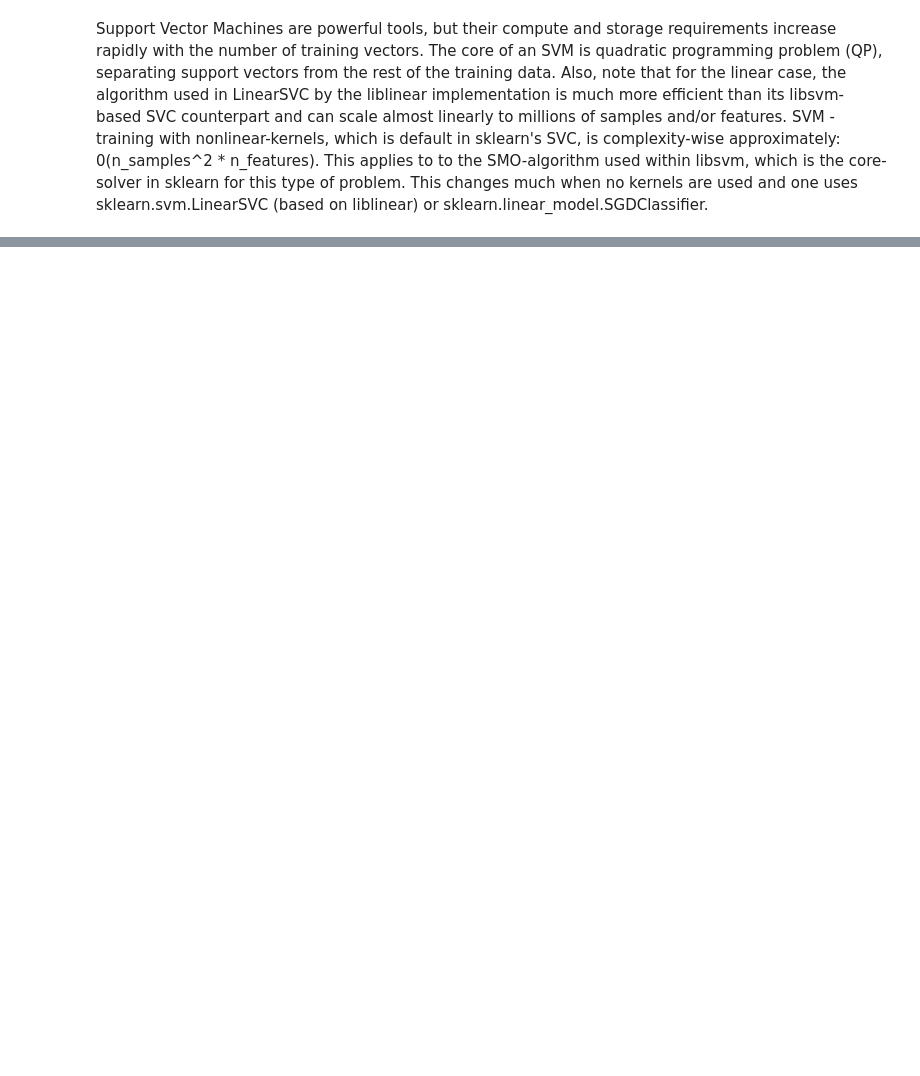
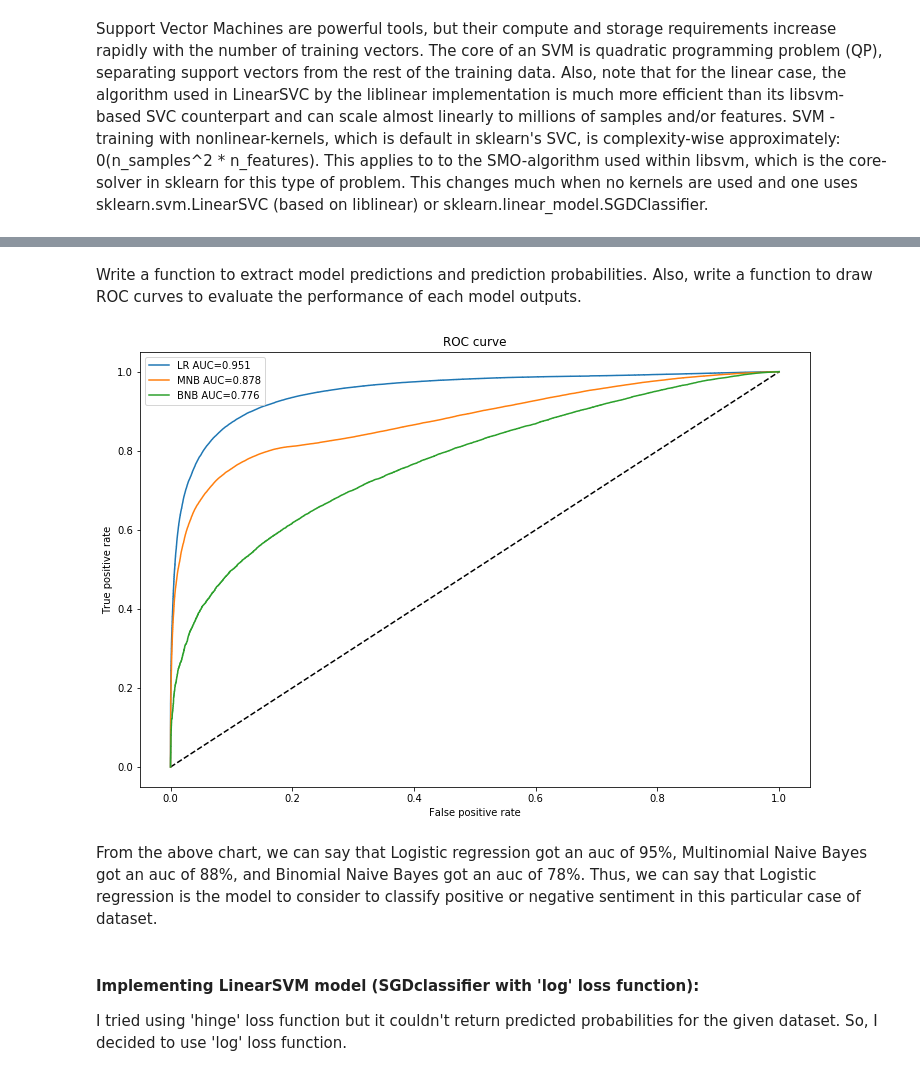
Before and after one commit to santhoshidharmireddy/Capstone-Project, a Jupyter notebook: Capstone_Project_Sentiment_Analysis.ipynb, the cells around one changed output, grey strips where cells are left out. Drawn from its saved outputs; the diff is of its cells as text; code cells hidden in the pictures; blank space fills up the shorter version.

Commit message:
modified sentiment analysis file

```diff
--- a/Capstone_Project_Sentiment_Analysis.ipynb
+++ b/Capstone_Project_Sentiment_Analysis.ipynb
@@ -290,0 +315,2 @@ Support Vector Machines are powerful tools, but their compute and storage requir
+# %%
+class_balanced_model_fit(X_train_smote, y_train_smote, X_test_smote, y_test_smote, BernoulliNB())
@@ -290,0 +331,46 @@ Support Vector Machines are powerful tools, but their compute and storage requir
+# %% [markdown]
+Write a function to extract model predictions and prediction probabilities. Also, write a function to draw ROC curves to evaluate the performance of each model outputs.
+# %%
+def model_pred(X_train, y_train, X_test, y_test, model):
+    #if model == LogisticRegression:
+    #    model = model()
+    #else:
+    #    model = model(n_estimators = trees)
+    model = model()
+    model.fit(X_train, y_train)
+    y_pred = model.predict(X_test)
+    y_pred_probs = model.predict_proba(X_test)[:,1]
+    return y_pred, y_pred_probs
+# %%
+def ROC_curve_plots(y_test,y_pred_probs1, y_pred_probs2, y_pred_probs3, model1, model2, model3):
+    fpr1, tpr1, _ = roc_curve(y_test, y_pred_probs1)
+    auc1 = roc_auc_score(y_test, y_pred_probs1)
+    fpr2, tpr2, _ = roc_curve(y_test, y_pred_probs2)
+    auc2 = roc_auc_score(y_test, y_pred_probs2)
+    fpr3, tpr3, _ = roc_curve(y_test, y_pred_probs3)
+    auc3 = roc_auc_score(y_test, y_pred_probs3)
+    plt.figure(1,figsize=(12,8))
+    plt.plot([0, 1], [0, 1], 'k--')
+    plt.plot(fpr1, tpr1, label=f'{model1} AUC={round(auc1,3)}')
+    plt.plot(fpr2, tpr2, label=f'{model2} AUC={round(auc2,3)}')
+    plt.plot(fpr3, tpr3, label=f'{model3} AUC={round(auc3,3)}')
+    plt.xlabel('False positive rate')
+    plt.ylabel('True positive rate')
+    plt.title('ROC curve')
+    plt.legend(loc='best')
+    plt.show()
+    return
+# %%
+y_pred1, y_pred_probs1 = model_pred(X_train_smote, y_train_smote, X_test_smote, y_test_smote, LogisticRegression)
+y_pred2, y_pred_probs2 = model_pred(X_train_smote, y_train_smote, X_test_smote, y_test_smote, MultinomialNB)
+y_pred3, y_pred_probs3 = model_pred(X_train_smote, y_train_smote, X_test_smote, y_test_smote, BernoulliNB)
+# %%
+ROC_curve_plots(y_test_smote,y_pred_probs1, y_pred_probs2,y_pred_probs3, 'LR', 'MNB','BNB')
+# %% [output]
+[figure, added]
+# %% [markdown]
+From the above chart, we can say that Logistic regression got an auc of 95%, Multinomial Naive Bayes got an auc of 88%, and Binomial Naive Bayes got an auc of 78%. Thus, we can say that Logistic regression is the model to consider to classify positive or negative sentiment in this particular case of dataset.
+# %% [markdown]
+#### Implementing LinearSVM model (SGDclassifier with 'log' loss function):
+
+I tried using 'hinge' loss function but it couldn't return predicted probabilities for the given dataset. So, I decided to use 'log' loss function.
```
Also changed, not shown: parts of 14 cells of this notebook.
